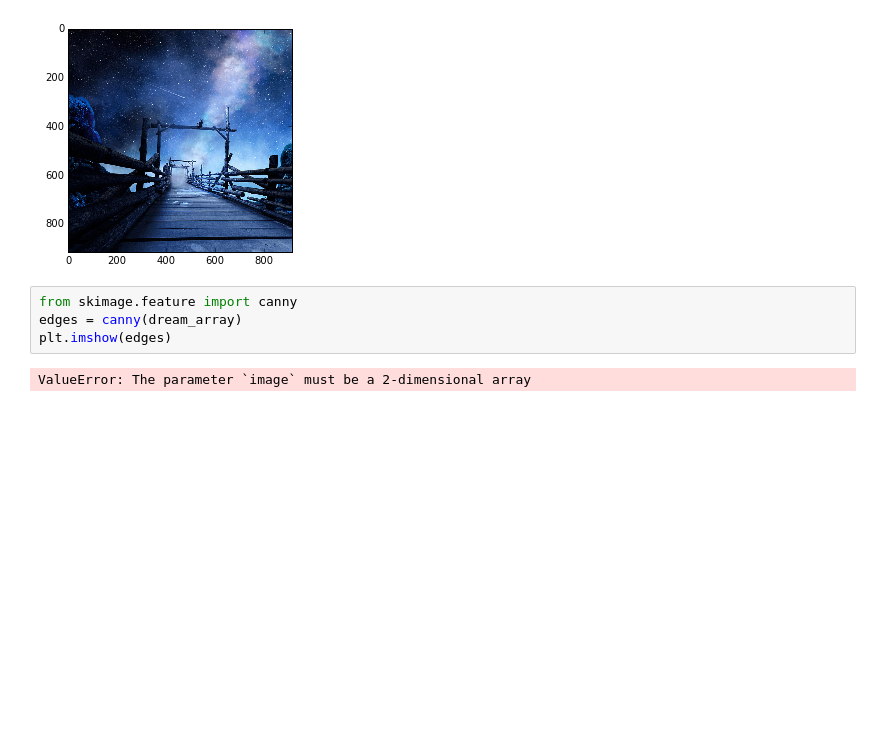
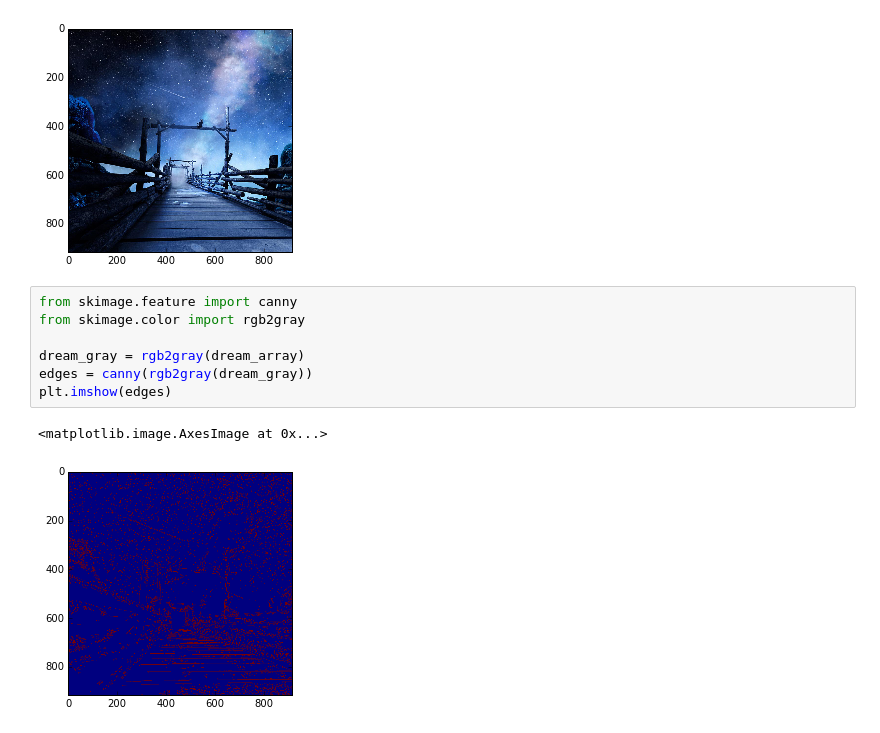
Before and after one commit to cferko/artificer, a Jupyter notebook: source/ghammara/ghammara_draft.ipynb, the cells around one changed output. Saved outputs shown, nothing was run; the diff lists cells and outputs as text; blank space fills up the shorter version.

```diff
--- a/source/ghammara/ghammara_draft.ipynb
+++ b/source/ghammara/ghammara_draft.ipynb
@@ -26,7 +26,11 @@ plt.imshow(dream_array)
 [figure]
 # %%
 from skimage.feature import canny
-edges = canny(dream_array)
+from skimage.color import rgb2gray
+
+dream_gray = rgb2gray(dream_array)
+edges = canny(rgb2gray(dream_gray))
 plt.imshow(edges)
 # %% [output]
-ValueError: The parameter `image` must be a 2-dimensional array
+<matplotlib.image.AxesImage at 0x...>
+[figure, added]
```
Also changed, not shown: parts of 5 cells of this notebook, 1 other file.
